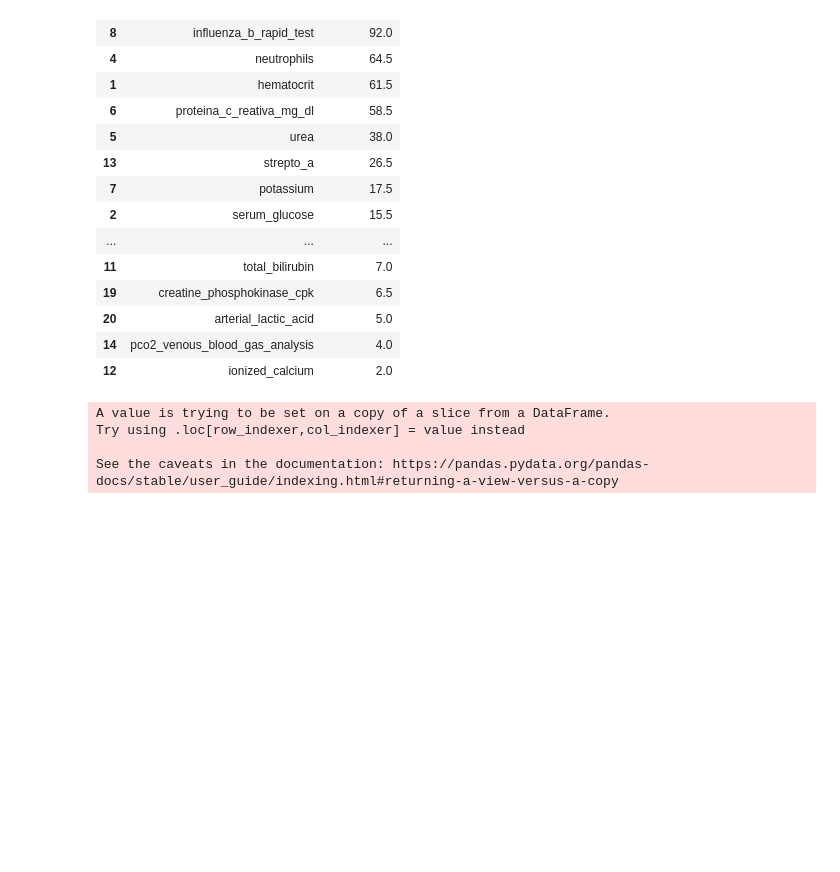
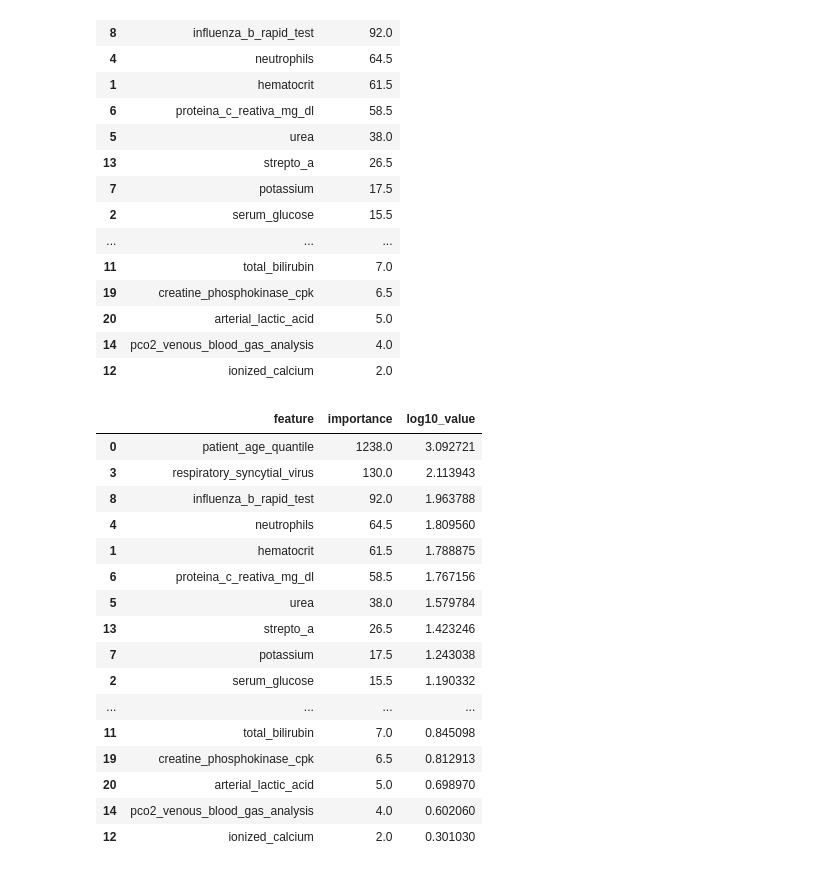
Before and after one commit to neilhsu70/DataAnalytics-Final-Project, a Jupyter notebook: ML/models_BAHedits.ipynb, the cells around one changed output. Drawn from its saved outputs; the diff is of its cells as text; code cells hidden in the pictures; blank space fills up the shorter version.

```diff
--- a/ML/models_BAHedits.ipynb
+++ b/ML/models_BAHedits.ipynb
@@ -72,5 +59,5 @@ df.head()
 # %%
 #transform target variable into numeric
 # %%
-df['sars_cov_2_exam_result'] = df['sars_cov_2_exam_result'].replace(['negative','positive'], [0,1])
-sns.countplot(df['sars_cov_2_exam_result'])
+#df['sars_cov_2_exam_result'] = df['sars_cov_2_exam_result'].replace(['negative','positive'], [0,1])
+#sns.countplot(df['sars_cov_2_exam_result'])
@@ -543,32 +374,17 @@ Dataset shape:  (5644, 21)
 #re-run the model to see if it identifies any more features with zero importance, (kind of like manual recursive feature eilmination)
 
 def identify_zero_importance_features(train, train_labels, iterations = 2):
-    """
-    Identify zero importance features in a training dataset based on the
-    feature importances from a gradient boosting model.
 
-    Parameters
-    --------
-    train : dataframe
-        Training features
-
-    train_labels : np.array
-        Labels for training data
-
-    iterations : integer, default = 2
-        Number of cross validation splits to use for determining feature importances
-    """
-
-    # Initialize an empty array to hold feature importances
+    #Initialize an empty array to hold feature importances
     feature_importances = np.zeros(train.shape[1])
 
-    # Create the model with several hyperparameters
+    #Create the model with several hyperparameters
     model = lgb.LGBMClassifier(objective='binary', boosting_type = 'goss', n_estimators = 10000, class_weight = 'balanced')
 
-    # Fit the model multiple times to avoid overfitting
+    #Fit the model multiple times to avoid overfitting
     for i in range(iterations):
 
-        # Split into training and validation set
+        #Split into training and validation set
         train_features, valid_features, train_y, valid_y = train_test_split(train, train_labels, test_size = 0.25, random_state = i)
 
         # Train using early stopping
@@ -824,12 +591,27 @@ fig_feature_importances
 | 14 | pco2_venous_blood_gas_analysis | 4.0 |
 | 12 | ionized_calcium | 2.0 |
 # %%
-fig_feature_importances['log10_value'] = np.log10(fig_feature_importances['importance'])
+fig_feature_importances['log10_value'] = np.log10(fig_feature_importances.loc[:,'importance'])
+log_features = fig_feature_importances
+log_features
 # %% [output]
-A value is trying to be set on a copy of a slice from a DataFrame.
-Try using .loc[row_indexer,col_indexer] = value instead
-
-See the caveats in the documentation: https://pandas.pydata.org/pandas-docs/stable/user_guide/indexing.html#returning-a-view-versus-a-copy
+|  | feature | importance | log10_value |
+| 0 | patient_age_quantile | 1238.0 | 3.092721 |
+| 3 | respiratory_syncytial_virus | 130.0 | 2.113943 |
+| 8 | influenza_b_rapid_test | 92.0 | 1.963788 |
+| 4 | neutrophils | 64.5 | 1.809560 |
+| 1 | hematocrit | 61.5 | 1.788875 |
+| 6 | proteina_c_reativa_mg_dl | 58.5 | 1.767156 |
+| 5 | urea | 38.0 | 1.579784 |
+| 13 | strepto_a | 26.5 | 1.423246 |
+| 7 | potassium | 17.5 | 1.243038 |
+| 2 | serum_glucose | 15.5 | 1.190332 |
+| ... | ... | ... | ... |
+| 11 | total_bilirubin | 7.0 | 0.845098 |
+| 19 | creatine_phosphokinase_cpk | 6.5 | 0.812913 |
+| 20 | arterial_lactic_acid | 5.0 | 0.698970 |
+| 14 | pco2_venous_blood_gas_analysis | 4.0 | 0.602060 |
+| 12 | ionized_calcium | 2.0 | 0.301030 |
 # %%
 import plotly.graph_objects as go
 
```
Also changed, not shown: parts of 46 cells of this notebook, 31 other files.
